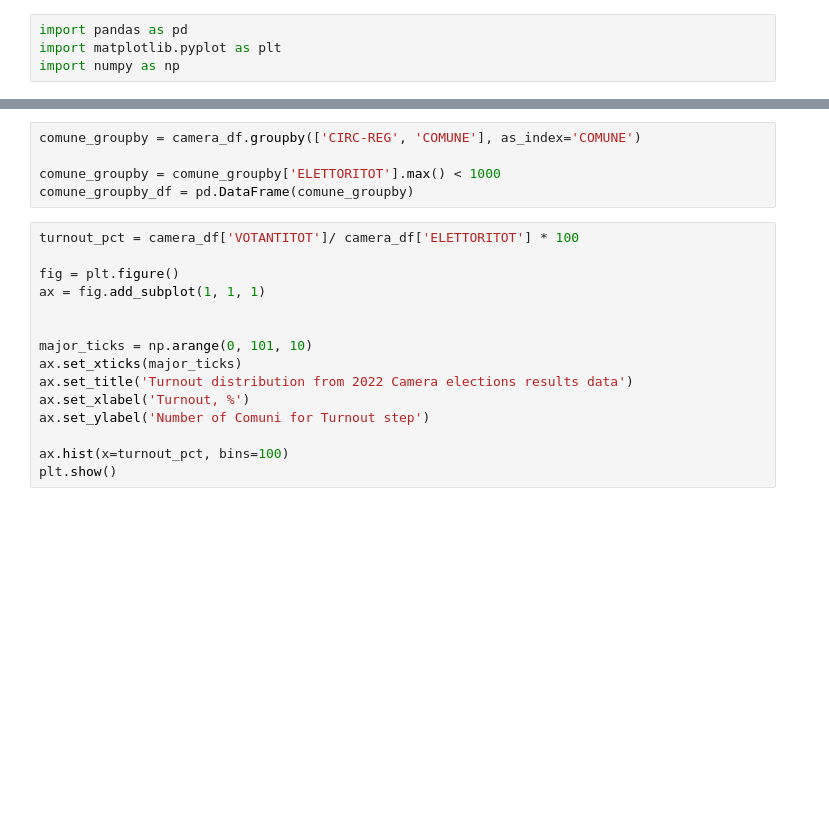
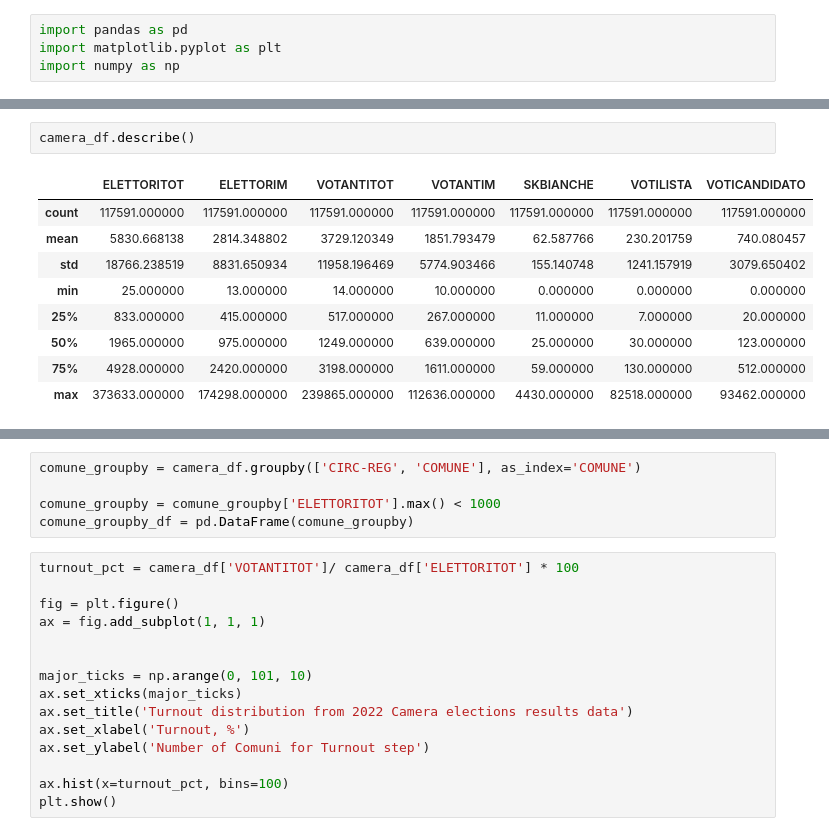
Before and after one commit to falaimo99/open-voting, a Jupyter notebook: analysis/it_datasets_analysis.ipynb, the cells around one changed output, grey strips where cells are left out. Drawn from its saved outputs; the diff is of its cells as text; blank space fills up the shorter version.

```diff
--- a/analysis/italian_datasets_analysis.ipynb
+++ b/analysis/it_datasets_analysis.ipynb
@@ -14,0 +17,12 @@ senato_df = pd.read_csv('../data/senato-20220925/Senato_Italia_LivComune.txt', s
+# %%
+camera_df.describe()
+# %% [output]
+|  | ELETTORITOT | ELETTORIM | VOTANTITOT | VOTANTIM | SKBIANCHE | VOTILISTA | VOTICANDIDATO |
+| count | 117591.000000 | 117591.000000 | 117591.000000 | 117591.000000 | 117591.000000 | 117591.000000 | 117591.000000 |
+| mean | 5830.668138 | 2814.348802 | 3729.120349 | 1851.793479 | 62.587766 | 230.201759 | 740.080457 |
+| std | 18766.238519 | 8831.650934 | 11958.196469 | 5774.903466 | 155.140748 | 1241.157919 | 3079.650402 |
+| min | 25.000000 | 13.000000 | 14.000000 | 10.000000 | 0.000000 | 0.000000 | 0.000000 |
+| 25% | 833.000000 | 415.000000 | 517.000000 | 267.000000 | 11.000000 | 7.000000 | 20.000000 |
+| 50% | 1965.000000 | 975.000000 | 1249.000000 | 639.000000 | 25.000000 | 30.000000 | 123.000000 |
+| 75% | 4928.000000 | 2420.000000 | 3198.000000 | 1611.000000 | 59.000000 | 130.000000 | 512.000000 |
+| max | 373633.000000 | 174298.000000 | 239865.000000 | 112636.000000 | 4430.000000 | 82518.000000 | 93462.000000 |
```
Also changed, not shown: parts of 4 cells of this notebook, 3 other files.
